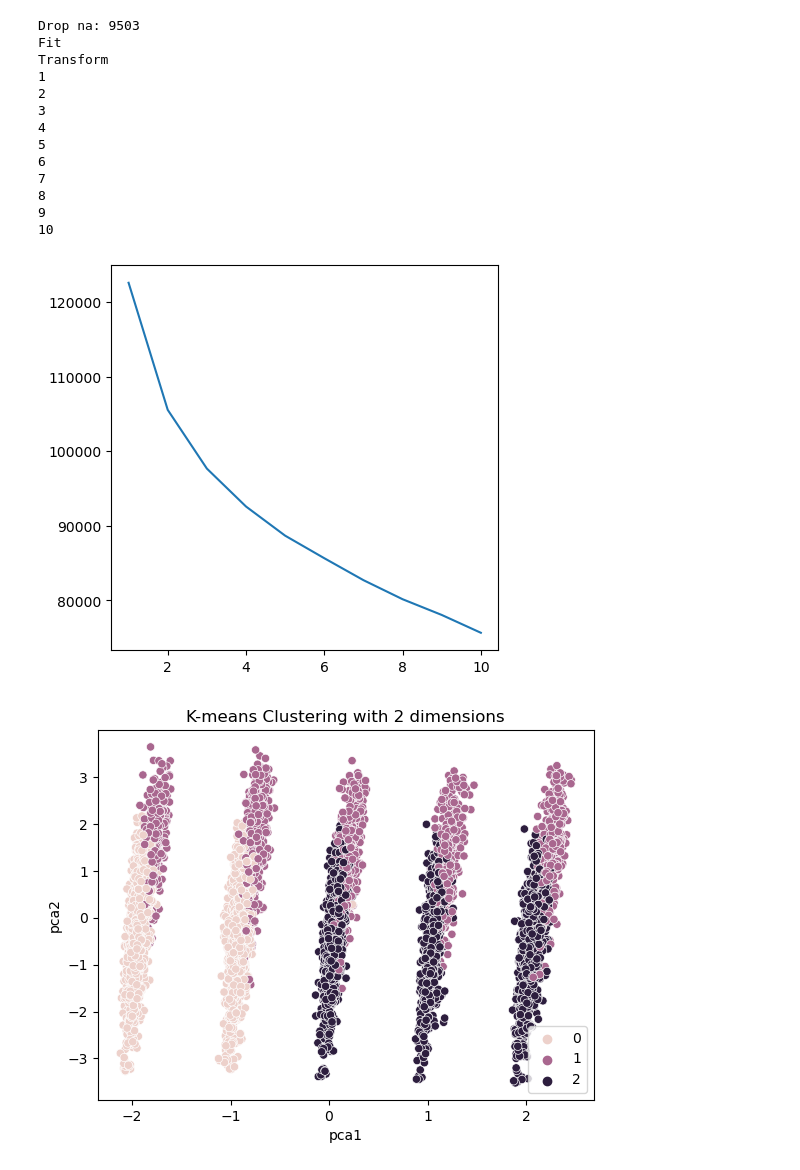
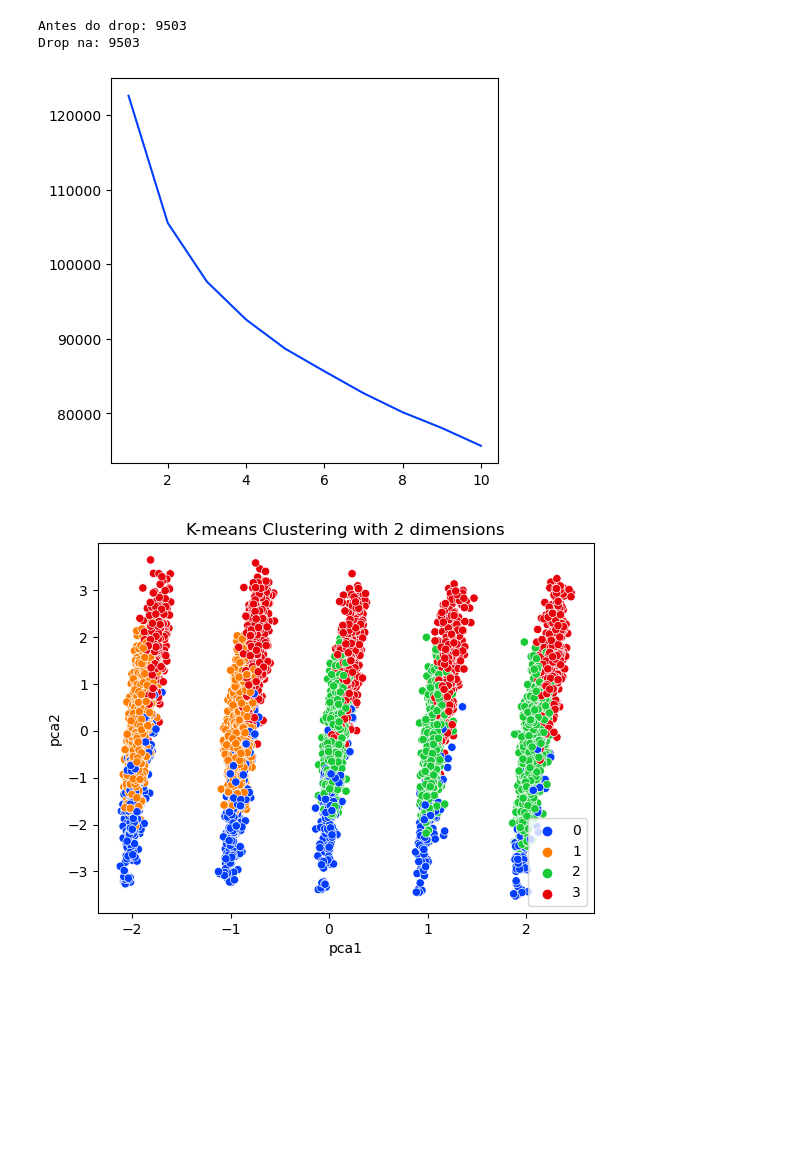
Before and after one commit to dfmce-iscte/ProjetoIAA, a Jupyter notebook: projeto_cosme.ipynb, the cells around one changed output. Saved outputs shown, nothing was run; the diff lists cells and outputs as text; code cells hidden in the pictures; blank space fills up the shorter version.

Commit message:
Scatter plot clusters

```diff
--- a/projeto_cosme.ipynb
+++ b/projeto_cosme.ipynb
@@ -543,20 +543,21 @@ def remove_df_unnamed(df_rem):
             del df_rem[col]
     return df_rem
 
-def convert_to_numeric(df_con):
-    df_con = df_con.dropna()
-    print("Drop na: "+str(df_con.shape[0]))
-    df_con = remove_df_unnamed(df_con)
-    X = df_con
+def metodo_do_cotovelo_kmeans(df_kmeans):
+    print("Antes do drop: "+str(df_kmeans.shape[0]))
+    df_kmeans = df_kmeans.dropna()
+    print("Drop na: "+str(df_kmeans.shape[0]))
+    df_kmeans = remove_df_unnamed(df_kmeans)
+    X = df_kmeans
     enc = OrdinalEncoder()
     enc.fit(X)
-    print("Fit")
+    # print("Fit")
     X = enc.transform(X)
-    print("Transform")
+    # print("Transform")
     inertia = []
     x = []
     for i in range(1,11):
-        print(i)
+        # print(i)
         kmeans = KMeans(n_clusters=i, init="k-means++",n_init=10,tol=1e-04, random_state=42)
         kmeans.fit(X)
         inertia.append(kmeans.inertia_)
@@ -565,38 +566,29 @@ def convert_to_numeric(df_con):
     ax1 = fig.add_subplot(1, 1, 1)
     ax1.plot(x,inertia)
     plt.show()
-    kmeans = KMeans(n_clusters=3, init="k-means++",n_init=10,tol=1e-04, random_state=42)
+    return df_kmeans,X
+
+def kmeans_scatterplot(X,num_clusters):
+    kmeans = KMeans(n_clusters=num_clusters, init="k-means++",n_init=10,tol=1e-04, random_state=42)
     clusters = kmeans.fit_predict(X)
     pca_num_components = 2
     reduced_data = PCA(n_components=pca_num_components).fit_transform(X)
     results = pd.DataFrame(reduced_data,columns=['pca1','pca2'])
-
-    sns.scatterplot(x="pca1", y="pca2", hue=clusters, data=results)
+    sns.scatterplot(x="pca1", y="pca2", hue=clusters, data=results,palette="bright")
     plt.title('K-means Clustering with 2 dimensions')
     plt.show()
-    return df_con,clusters
+    return clusters
 
-def cluster_kmeans(df_kmeans):
-    x = convert_to_numeric(df_kmeans)
-
-    kmeans = KMeans(n_clusters=3,random_state=0,n_init='auto').fit(x)
-
-    return kmeans
+def add_cluster_column_to_df(df_add, cluster,col_name):
+    df_add[col_name] = cluster.tolist()
+    return df_add
 # %%
-res = convert_to_numeric(df)
+res = metodo_do_cotovelo_kmeans(df)
 # %% [output]
+Antes do drop: 9503
 Drop na: 9503
-Fit
-Transform
-1
-2
-3
-4
-5
-6
-7
-8
-9
-10
-[figure, old version]
+[figure, new version]
-[figure, removed]
+# %%
+res_clusters = kmeans_scatterplot(res[1],4)
+# %% [output]
+[figure, added]
```
Also changed, not shown: parts of 2 cells of this notebook, 1 other file.
